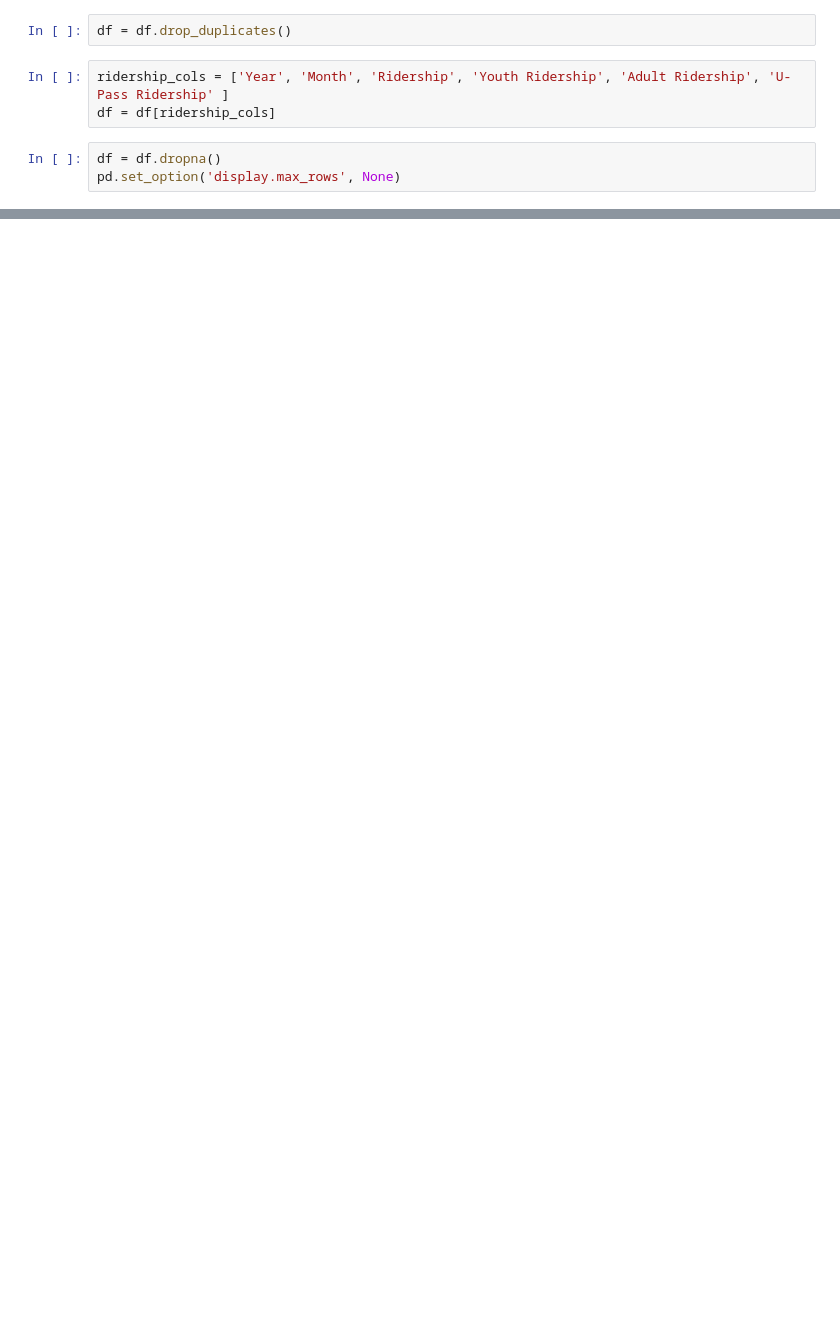
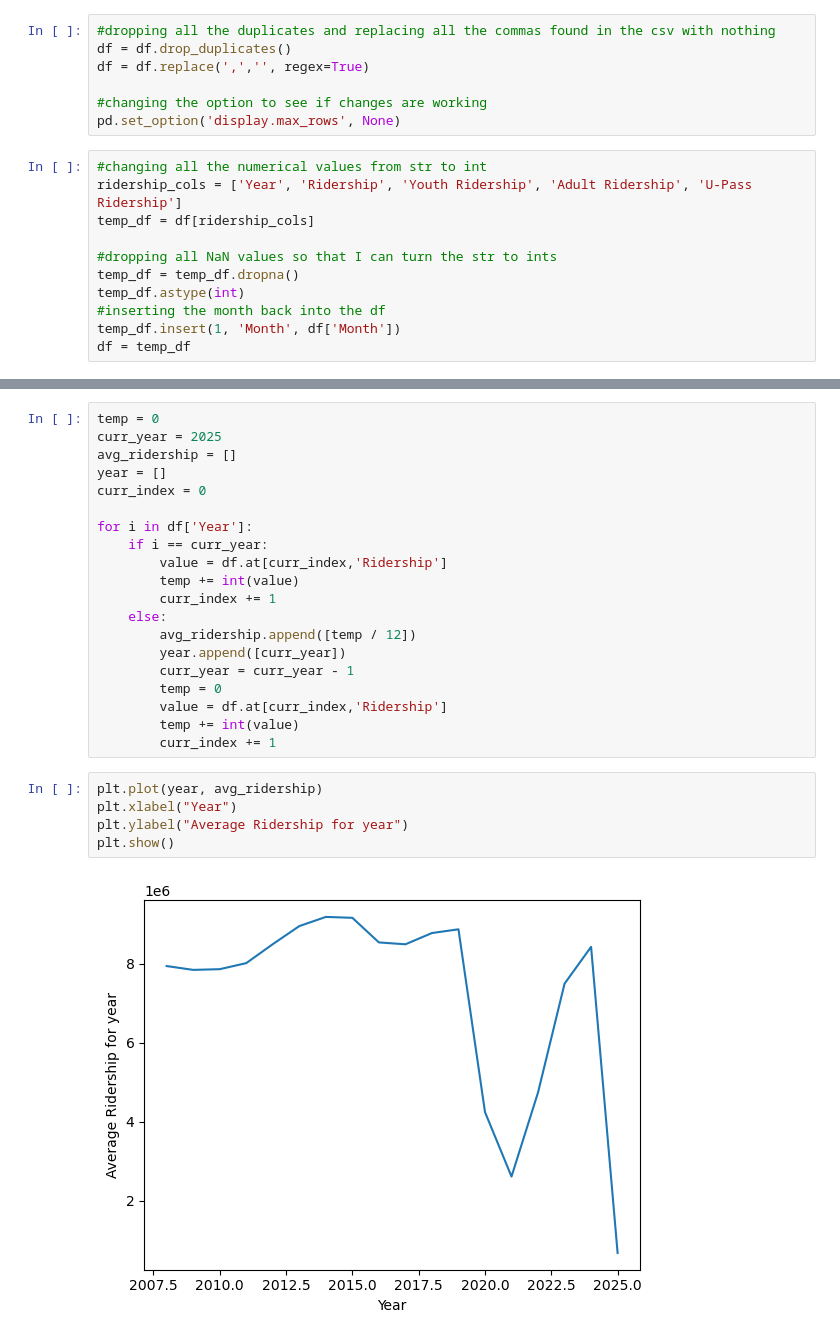
Before and after one commit to BruhCoVr/City-of-Calgary-Bus-Ridership, a Jupyter notebook: dataClean.ipynb, the cells around one changed output, grey strips where cells are left out. Cells and saved outputs as stored; diff of their text form; blank space fills up the shorter version.

Commit message:
can connect to db and show graph need to find better corelations

```diff
--- a/dataClean.ipynb
+++ b/dataClean.ipynb
@@ -4,10 +7,20 @@ import pandas as pd
 df = pd.read_csv("Calgary_Transit_Ridership_20251030.csv")
 # %%
+#dropping all the duplicates and replacing all the commas found in the csv with nothing
 df = df.drop_duplicates()
+df = df.replace(',','', regex=True)
+
+#changing the option to see if changes are working
+pd.set_option('display.max_rows', None)
 # %%
-ridership_cols = ['Year', 'Month', 'Ridership', 'Youth Ridership', 'Adult Ridership', 'U-Pass Ridership' ]
-df = df[ridership_cols]
+#changing all the numerical values from str to int
+ridership_cols = ['Year', 'Ridership', 'Youth Ridership', 'Adult Ridership', 'U-Pass Ridership']
+temp_df = df[ridership_cols]
+
+#dropping all NaN values so that I can turn the str to ints
+temp_df = temp_df.dropna()
+temp_df.astype(int)
+#inserting the month back into the df
+temp_df.insert(1, 'Month', df['Month'])
+df = temp_df
-# %%
-df = df.dropna()
-pd.set_option('display.max_rows', None)
 # %%
@@ -33,0 +69,27 @@ df
+# %%
+temp = 0
+curr_year = 2025
+avg_ridership = []
+year = []
+curr_index = 0
+
+for i in df['Year']:
+    if i == curr_year:
+        value = df.at[curr_index,'Ridership']
+        temp += int(value)
+        curr_index += 1
+    else:
+        avg_ridership.append([temp / 12])
+        year.append([curr_year])
+        curr_year = curr_year - 1
+        temp = 0
+        value = df.at[curr_index,'Ridership']
+        temp += int(value)
+        curr_index += 1
+# %%
+plt.plot(year, avg_ridership)
+plt.xlabel("Year")
+plt.ylabel("Average Ridership for year")
+plt.show()
+# %% [output]
+[figure, added]
```
Also changed, not shown: parts of 10 cells of this notebook.
